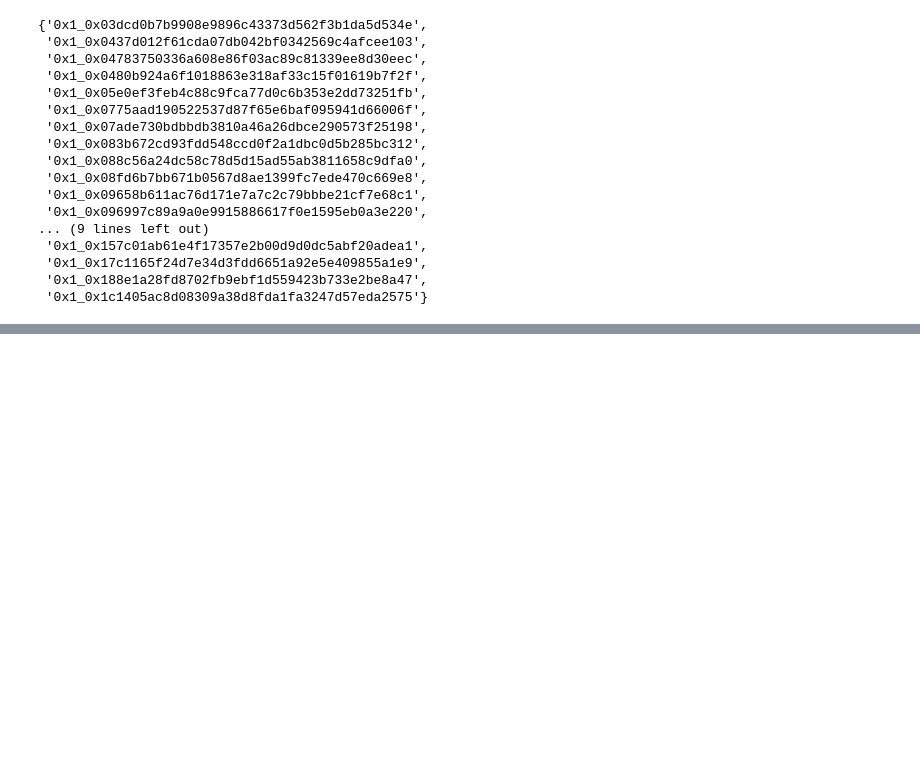
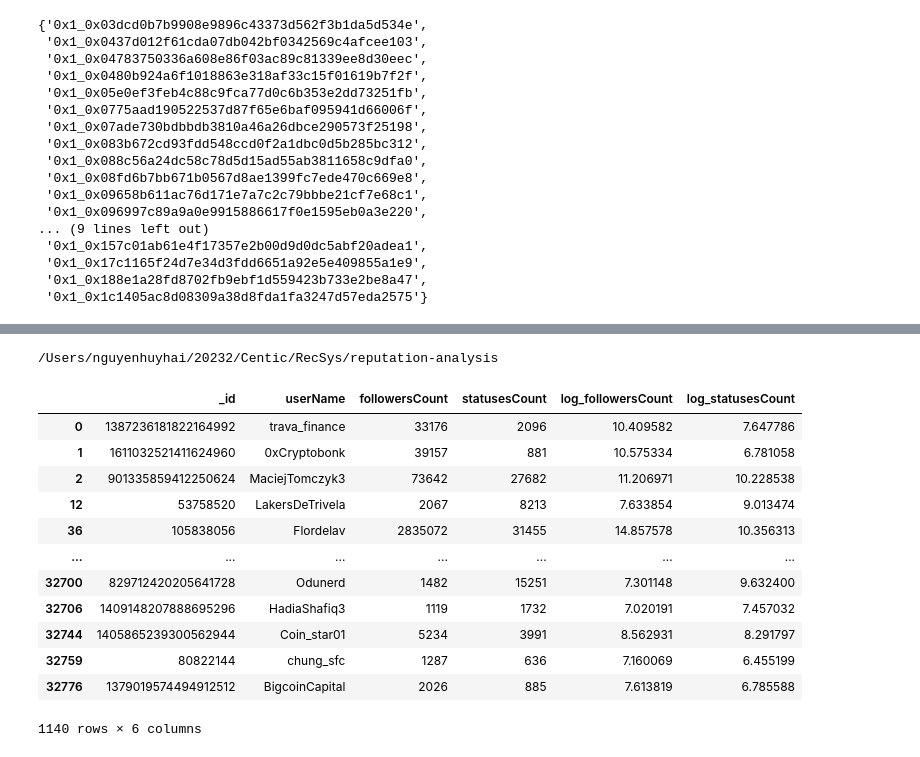
Before and after one commit to hainguyenhuy2002/RecSys, a Jupyter notebook: reputation-analysis/notebook/test.ipynb, the cells around one changed output, grey strips where cells are left out. Drawn from its saved outputs; the diff is of its cells as text; code cells hidden in the pictures; blank space fills up the shorter version.

Commit message:
generate training data

```diff
--- a/reputation-analysis/notebook/test.ipynb
+++ b/reputation-analysis/notebook/test.ipynb
@@ -183,0 +179,2 @@ print(value_of_largest_key)
+# %%
+df = pd.read_json('/Users/nguyenhuyhai/Downloads/test3.json')
@@ -183,0 +187,3 @@ print(value_of_largest_key)
+# %%
+df['log_followersCount'] = df['followersCount'].apply(np.log)
+df['log_statusesCount'] = df['statusesCount'].apply(np.log)
@@ -183,0 +212,4 @@ print(value_of_largest_key)
+# %%
+cd ..
+# %% [output]
+/Users/nguyenhuyhai/20232/Centic/RecSys/reputation-analysis
@@ -183,0 +218,22 @@ print(value_of_largest_key)
+# %%
+df_filter = df[df['log_followersCount']>=7]
+df_dct = df_filter.to_dict(orient='records')
+
+with open("data/social/trava_elite_addresses.json", 'w') as wfile:
+    json.dump(df_dct, wfile, indent=4)
+# %%
+df_filter
+# %% [output]
+|  | _id | userName | followersCount | statusesCount | log_followersCount | log_statusesCount |
+| 0 | 1387236181822164992 | trava_finance | 33176 | 2096 | 10.409582 | 7.647786 |
+| 1 | 1611032521411624960 | 0xCryptobonk | 39157 | 881 | 10.575334 | 6.781058 |
+| 2 | 901335859412250624 | MaciejTomczyk3 | 73642 | 27682 | 11.206971 | 10.228538 |
+| 12 | 53758520 | LakersDeTrivela | 2067 | 8213 | 7.633854 | 9.013474 |
+| 36 | 105838056 | Flordelav | 2835072 | 31455 | 14.857578 | 10.356313 |
+| ... | ... | ... | ... | ... | ... | ... |
+| 32700 | 829712420205641728 | Odunerd | 1482 | 15251 | 7.301148 | 9.632400 |
+| 32706 | 1409148207888695296 | HadiaShafiq3 | 1119 | 1732 | 7.020191 | 7.457032 |
+| 32744 | 1405865239300562944 | Coin_star01 | 5234 | 3991 | 8.562931 | 8.291797 |
+| 32759 | 80822144 | chung_sfc | 1287 | 636 | 7.160069 | 6.455199 |
+| 32776 | 1379019574494912512 | BigcoinCapital | 2026 | 885 | 7.613819 | 6.785588 |
+1140 rows × 6 columns
```
Also changed, not shown: parts of 8 cells of this notebook, 1 other file.
